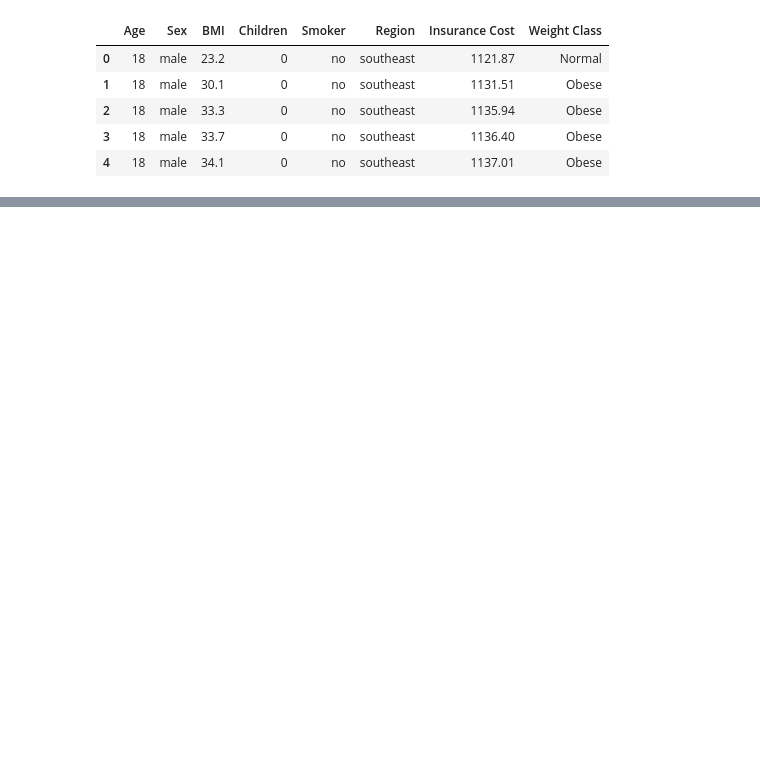
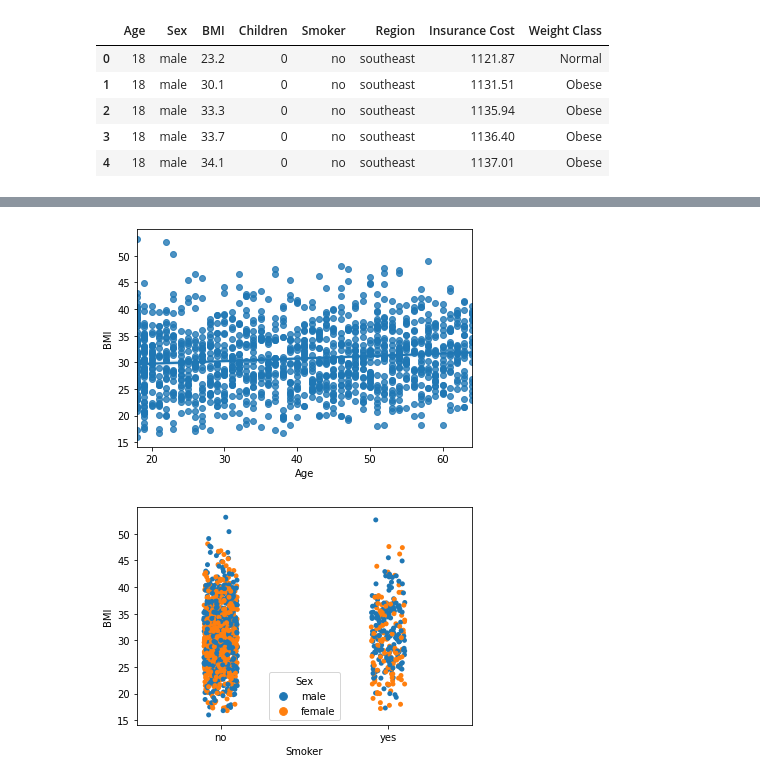
Before and after one commit to QuinnMarshal/course-project-group_1004, a Jupyter notebook: analysis/Sarvagya/milestone2.ipynb, the cells around one changed output, grey strips where cells are left out. Saved outputs shown, nothing was run; the diff lists cells and outputs as text; code cells hidden in the pictures; blank space fills up the shorter version.

```diff
--- a/analysis/Sarvagya/milestone2.ipynb
+++ b/analysis/Sarvagya/milestone2.ipynb
@@ -14,0 +43,19 @@ insurance_cleaned.head()
+# %%
+# We can see from the graphs above that the South-East region has the highest number of obese people, while the North-West region has the highest amount of Overweight people.
+# People in the North-East are relatively the healthiest.
+
+# Now I want to check what factors affect BMI and which one is causing it to be so high across all regions.
+# I do this by creating graphs of suspected variables against BMI.
+
+#Firstly, I check if Age is related to BMI using a scatter plot.
+
+sns.regplot(x = "Age", y = "BMI", data = insurance_cleaned)
+plt.show()
+
+#Then, I check if people who are Overweight/Obese also smoke using a strip plot
+
+sns.stripplot(x = 'Smoker', y = "BMI", data = insurance_cleaned, hue = 'Sex')
+plt.show()
+# %% [output]
+[figure, added]
+[figure, added]
```
Also changed, not shown: parts of 7 cells of this notebook.
